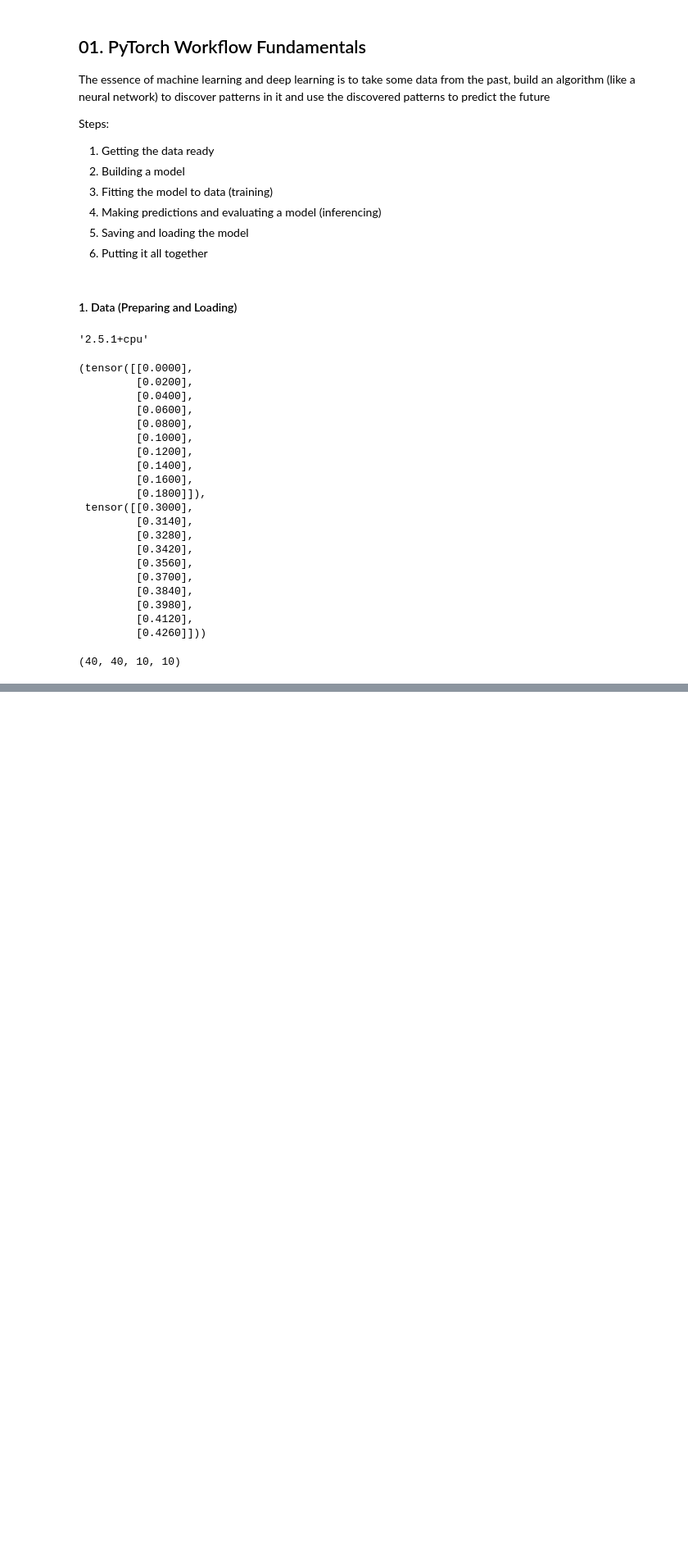
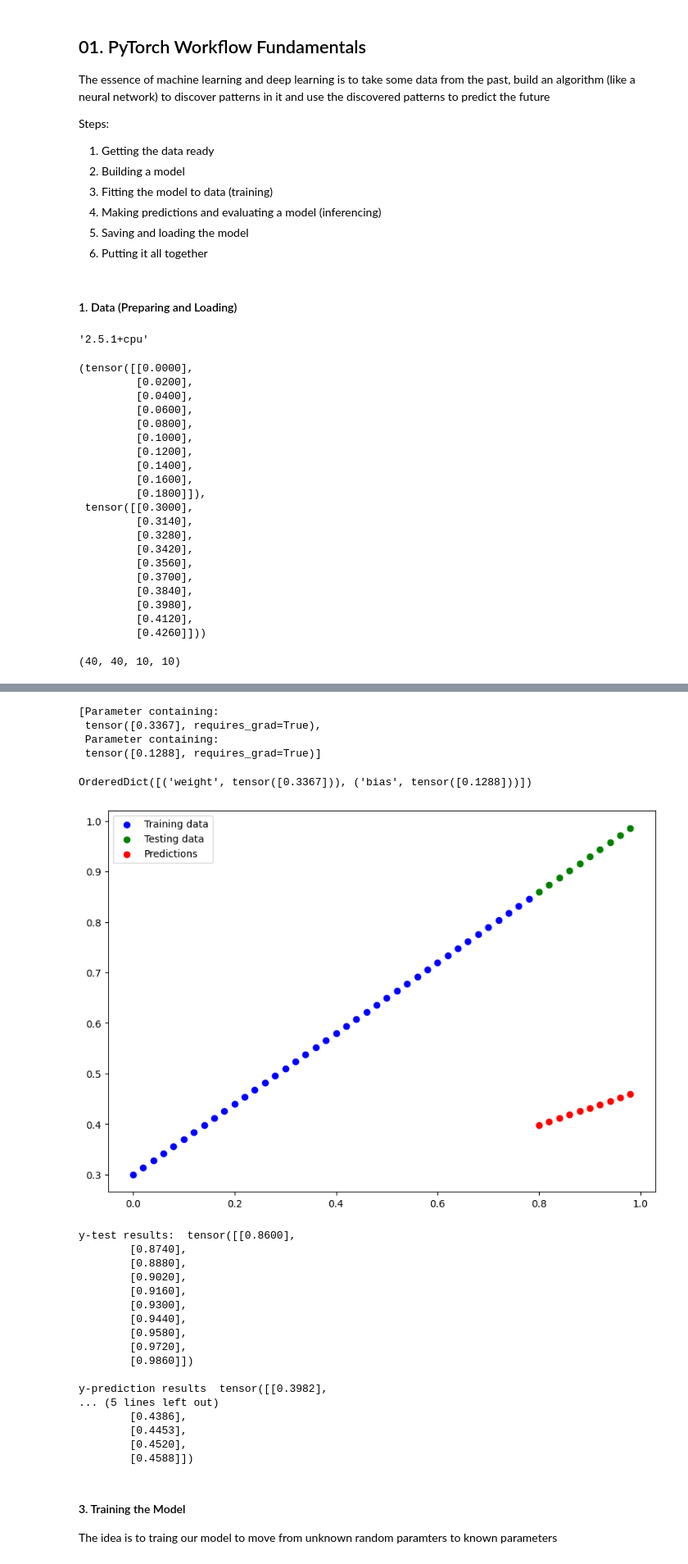
Before and after one commit to mklingamsetty/Learning-Pytorch, a Jupyter notebook: 01_pytorch_workflow_fundamentals.ipynb, the cells around one changed output, grey strips where cells are left out. Shown: that part at 82% size. Cells and saved outputs as stored; diff of their text form; code cells hidden in the pictures; blank space fills up the shorter version.

```diff
--- a/01_pytorch_workflow_fundamentals.ipynb
+++ b/01_pytorch_workflow_fundamentals.ipynb
@@ -84,0 +164,72 @@ len(x_train), len(y_train), len(x_test), len(y_test)
+# %%
+'''
+Now that we have our model, lets look inside of the model.
+We can do this by using .parameters() method
+'''
+
+# Create a random seed for reproducibility
+torch.manual_seed(42)
+
+# Create an instance of the model we just created
+model_0 = LinearRegression()
+
+# Check out the parameters of the model
+list(model_0.parameters())
+# %% [output]
+[Parameter containing:
+ tensor([0.3367], requires_grad=True),
+ Parameter containing:
+ tensor([0.1288], requires_grad=True)]
+# %%
+# List the named parameters
+model_0.state_dict()
+# %% [output]
+OrderedDict([('weight', tensor([0.3367])), ('bias', tensor([0.1288]))])
+# %%
+'''
+Our parameters for weight and bias inside the model are obviously not the same as the ones we used to create the data.
+We will be making predictions using torch.inference_mode() to see how well it predicts 'y_test' based on 'x_test'.
+
+When we pass data through our model, it will run it through our forward method.
+'''
+
+with torch.inference_mode():
+    '''
+    Inference Mode turns off the gradient calculations
+        - The benefit of this is PyTorch will not be keeping track of excess information
+          providing faster calculations
+    '''
+    y_preds = model_0(x_test)
+
+# Another way of calculating the predictions using gradient calculations
+# y_preds = model_0(x_test)
+
+'''
+Remember, the goal of making a model is to train it, an ideal model is to have our 'y_preds' as close to 'y_test' as possible.
+'''
+
+plot_predictions(predictions=y_preds)
+print("y-test results: ",y_test[:10])
+print("\ny-prediction results ", y_preds[:10])
+# %% [output]
+[figure, added]
+y-test results:  tensor([[0.8600],
+        [0.8740],
+        [0.8880],
+        [0.9020],
+        [0.9160],
+        [0.9300],
+        [0.9440],
+        [0.9580],
+        [0.9720],
+        [0.9860]])
+
+y-prediction results  tensor([[0.3982],
+... (5 lines left out)
+        [0.4386],
+        [0.4453],
+        [0.4520],
+        [0.4588]])
+# %% [markdown]
+#### 3. Training the Model
+The idea is to traing our model to move from unknown random paramters to known parameters
```
Also changed, not shown: parts of 10 cells of this notebook.
